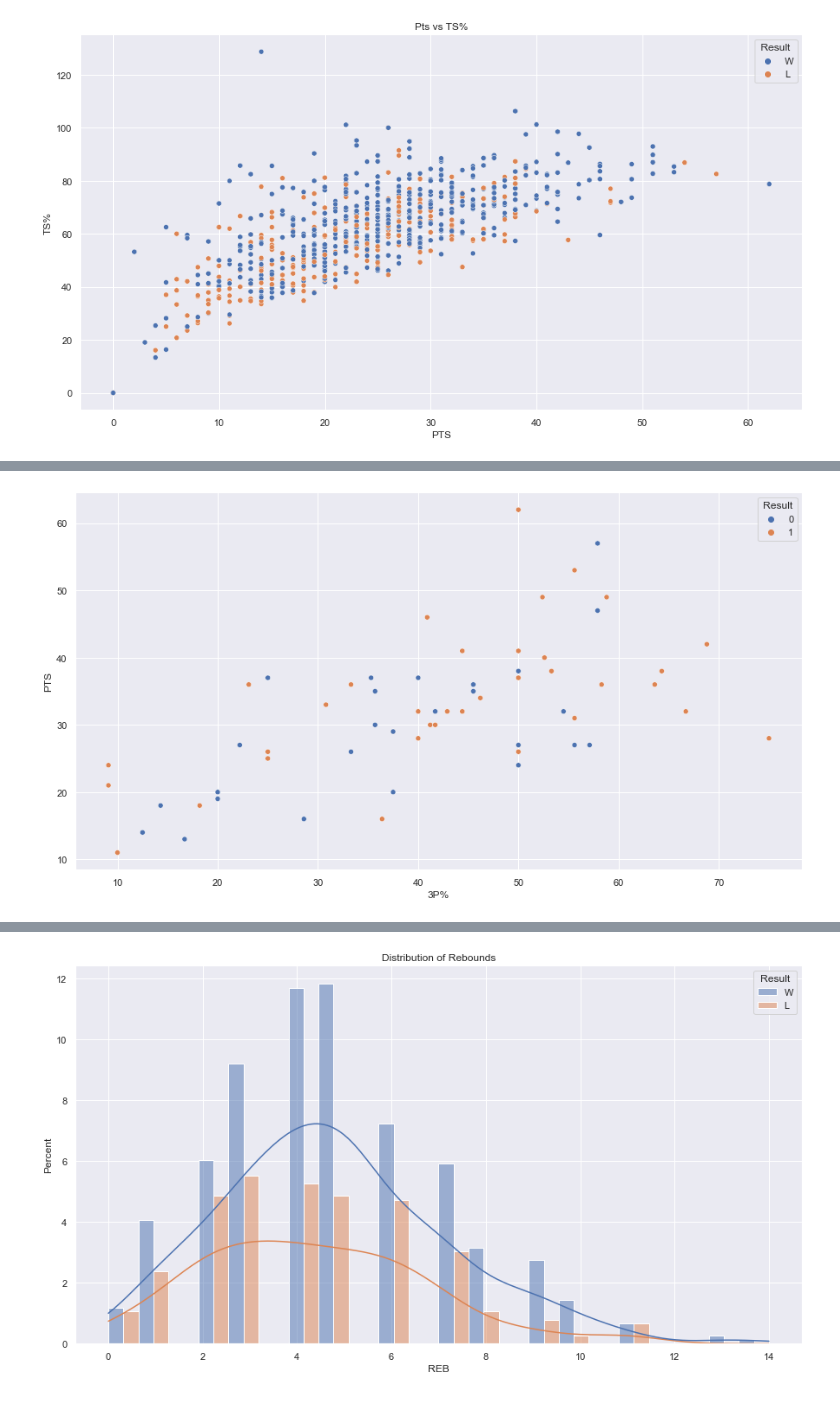
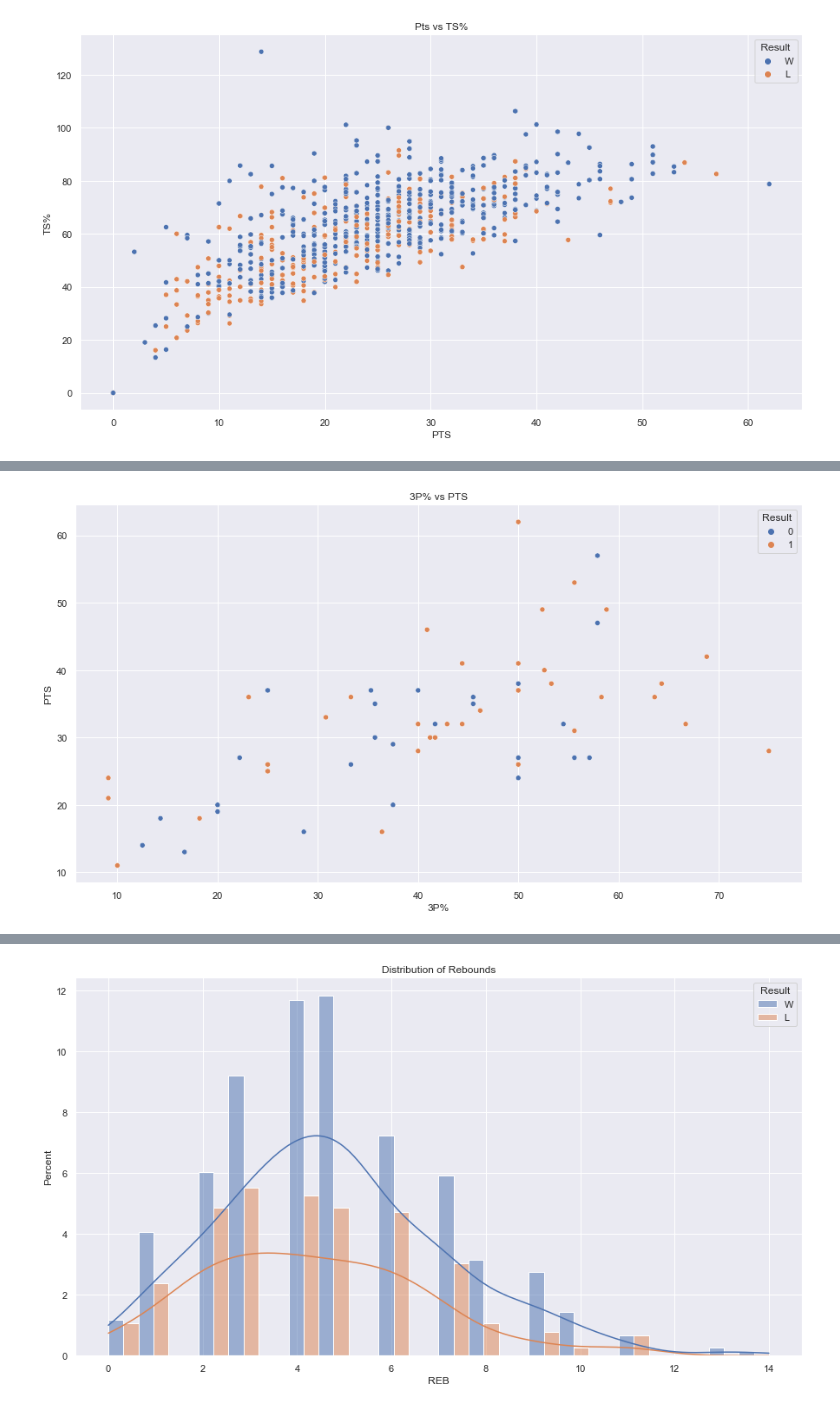
Before and after one commit to sidmurthy/stephstuff, a Jupyter notebook: src/stephplayground.ipynb, the cells around one changed output, grey strips where cells are left out. Cells and saved outputs as stored; diff of their text form; code cells hidden in the pictures.

```diff
--- a/src/stephplayground.ipynb
+++ b/src/stephplayground.ipynb
@@ -8,9 +14,7 @@ warnings.filterwarnings('ignore')
 # %%
-reg_szn = pd.read_csv("../data/Stephen_Curry_Regularseason_Stats.csv")
 twentyone = reg_szn[reg_szn['Season_year'] == '2020-2021']
-by_szn = reg_szn.groupby('Season_year').mean()
-w_l_converted = twentyone['Result'].eq('W').mul(1)
-twentyone['Result'] = w_l_converted
+w_l_converted_21 = twentyone['Result'].eq('W').mul(1)
+twentyone['Result'] = w_l_converted_21
 twentyone
 # %% [output]
 |  | Season_year | Season_div | Date | OPP | Result | T Score | O Score | MIN | FG | FGM | ... |
@@ -65,5 +75,6 @@ sns.regplot(data=reg_szn, x='PTS', y='T Score');
 # %%
 sns.scatterplot(data=twentyone, x='3P%', y='PTS', hue='Result');
+plt.title('3P% vs PTS');
 # %% [output]
-[figure, old version]
+[figure, new version]
 # %%
```
Also changed, not shown: parts of 34 cells of this notebook.
